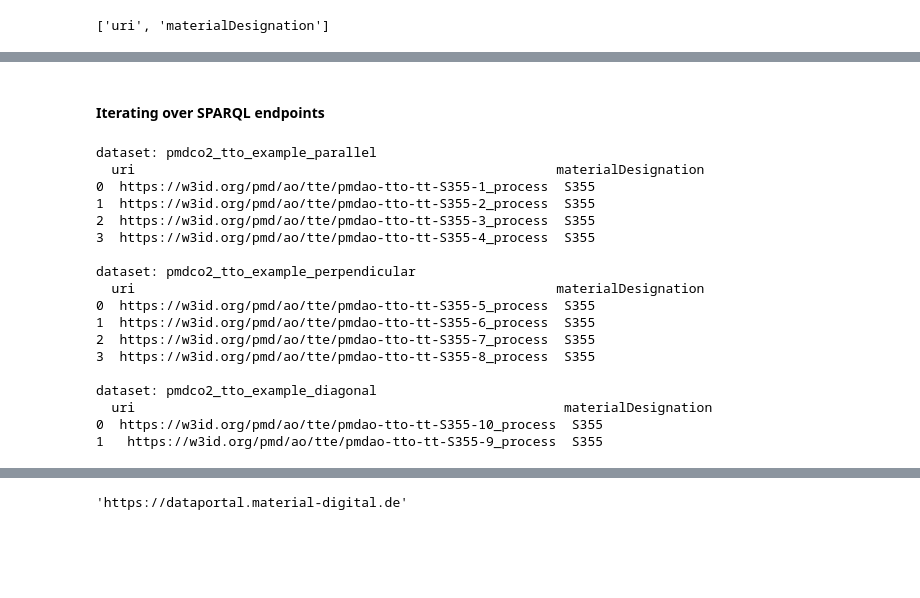
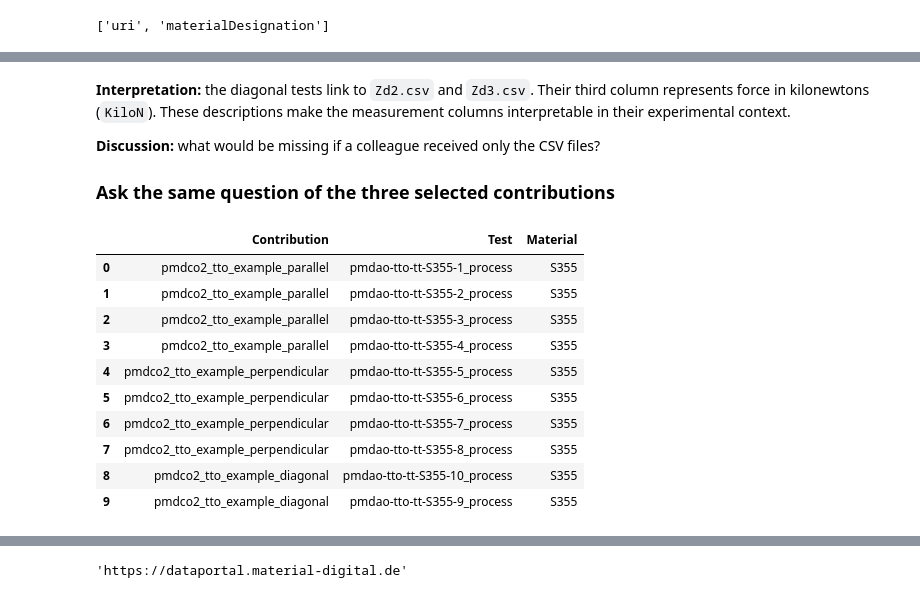
Before and after one commit to materialdigital/pmd-demonstrator, a Jupyter notebook: pmd_public-infrastructure-demonstrator/notebooks/demonstrator.ipynb, the cells around one changed output, grey strips where cells are left out. Saved outputs shown, nothing was run; the diff lists cells and outputs as text; code cells hidden in the pictures; blank space fills up the shorter version.

```diff
--- a/pmd_public-infrastructure-demonstrator/notebooks/demonstrator.ipynb
+++ b/pmd_public-infrastructure-demonstrator/notebooks/demonstrator.ipynb
@@ -177,31 +283,38 @@ result
 # %% [markdown]
-#### Iterating over SPARQL endpoints
+**Interpretation:** the diagonal tests link to `Zd2.csv` and `Zd3.csv`. Their third column represents force in kilonewtons (`KiloN`). These descriptions make the measurement columns interpretable in their experimental context.
+
+**Discussion:** what would be missing if a colleague received only the CSV files?
+
+### Ask the same question of the three selected contributions
 # %%
-endpoints = ontodocker.endpoints.list()
+endpoints_by_name = {ep.dataset: ep for ep in ontodocker.endpoints.list()}
+missing_datasets = set(selected_dataset_names) - endpoints_by_name.keys()
+if missing_datasets:
+    raise RuntimeError(f"Selected contributions are missing: {sorted(missing_datasets)}")
+selected_endpoints = [endpoints_by_name[name] for name in selected_dataset_names]
 # %%
-for ep in endpoints:
-    query = S355queries.material_designation()
-    dataset = ep.dataset
-    result = ontodocker.sparql.query_df(dataset, query.query, query.query_vars)
-    print(f"dataset: {dataset}")
-    print(f"{result}\n")
+query = S355queries.material_designation()
+contribution_results = []
+for endpoint in selected_endpoints:
+    contribution_result = ontodocker.sparql.query_df(
+        endpoint.dataset, query.query, query.query_vars
+    )
+    contribution_results.append(contribution_result.assign(contribution=endpoint.dataset))
+
+all_tests = pd.concat(contribution_results, ignore_index=True)
+all_tests.assign(uri=all_tests["uri"].map(local_name)).rename(columns={
+    "contribution": "Contribution", "uri": "Test", "materialDesignation": "Material",
+})[["Contribution", "Test", "Material"]]
 # %% [output]
-dataset: pmdco2_tto_example_parallel
-  uri                                                      materialDesignation
-0  https://w3id.org/pmd/ao/tte/pmdao-tto-tt-S355-1_process  S355
-1  https://w3id.org/pmd/ao/tte/pmdao-tto-tt-S355-2_process  S355
-2  https://w3id.org/pmd/ao/tte/pmdao-tto-tt-S355-3_process  S355
-3  https://w3id.org/pmd/ao/tte/pmdao-tto-tt-S355-4_process  S355
-
-dataset: pmdco2_tto_example_perpendicular
-  uri                                                      materialDesignation
-0  https://w3id.org/pmd/ao/tte/pmdao-tto-tt-S355-5_process  S355
-1  https://w3id.org/pmd/ao/tte/pmdao-tto-tt-S355-6_process  S355
-2  https://w3id.org/pmd/ao/tte/pmdao-tto-tt-S355-7_process  S355
-3  https://w3id.org/pmd/ao/tte/pmdao-tto-tt-S355-8_process  S355
-
-dataset: pmdco2_tto_example_diagonal
-  uri                                                       materialDesignation
-0  https://w3id.org/pmd/ao/tte/pmdao-tto-tt-S355-10_process  S355
-1   https://w3id.org/pmd/ao/tte/pmdao-tto-tt-S355-9_process  S355
+|  | Contribution | Test | Material |
+| 0 | pmdco2_tto_example_parallel | pmdao-tto-tt-S355-1_process | S355 |
+| 1 | pmdco2_tto_example_parallel | pmdao-tto-tt-S355-2_process | S355 |
+| 2 | pmdco2_tto_example_parallel | pmdao-tto-tt-S355-3_process | S355 |
+| 3 | pmdco2_tto_example_parallel | pmdao-tto-tt-S355-4_process | S355 |
+| 4 | pmdco2_tto_example_perpendicular | pmdao-tto-tt-S355-5_process | S355 |
+| 5 | pmdco2_tto_example_perpendicular | pmdao-tto-tt-S355-6_process | S355 |
+| 6 | pmdco2_tto_example_perpendicular | pmdao-tto-tt-S355-7_process | S355 |
+| 7 | pmdco2_tto_example_perpendicular | pmdao-tto-tt-S355-8_process | S355 |
+| 8 | pmdco2_tto_example_diagonal | pmdao-tto-tt-S355-10_process | S355 |
+| 9 | pmdco2_tto_example_diagonal | pmdao-tto-tt-S355-9_process | S355 |
 # %% [markdown]
```
Also changed, not shown: parts of 53 cells of this notebook, 2 other files.
